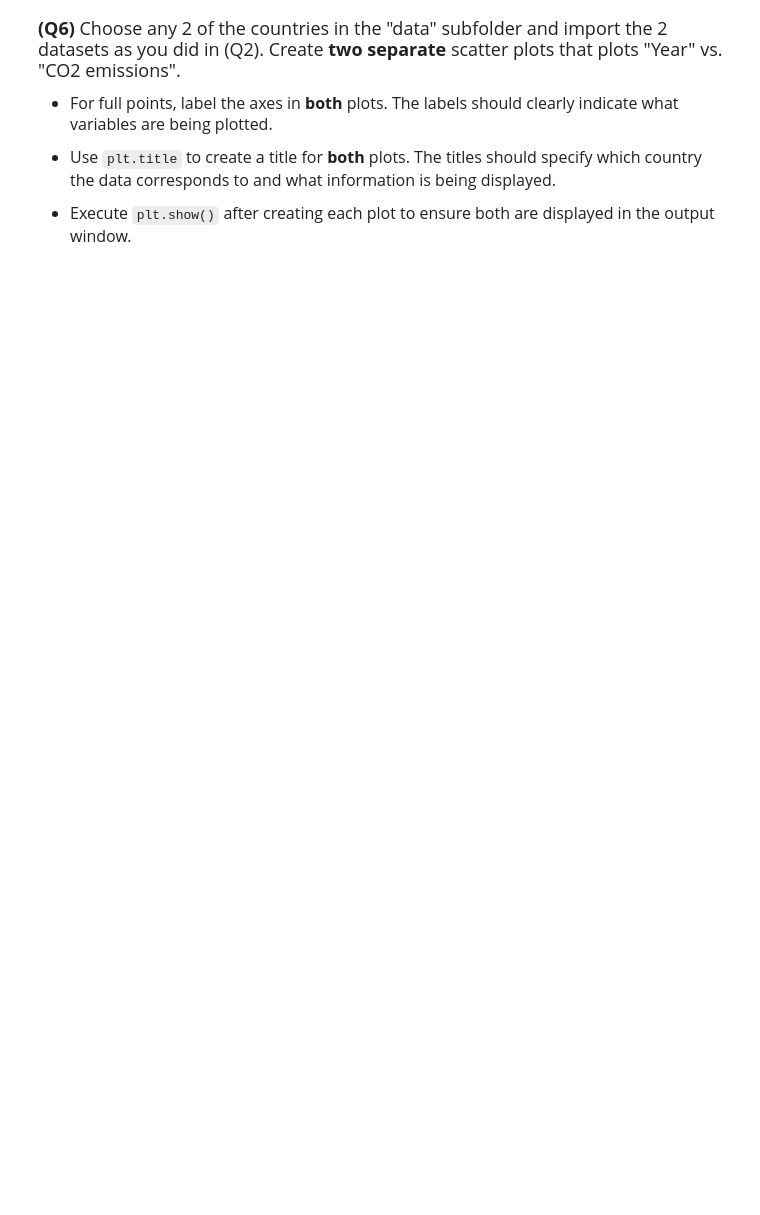
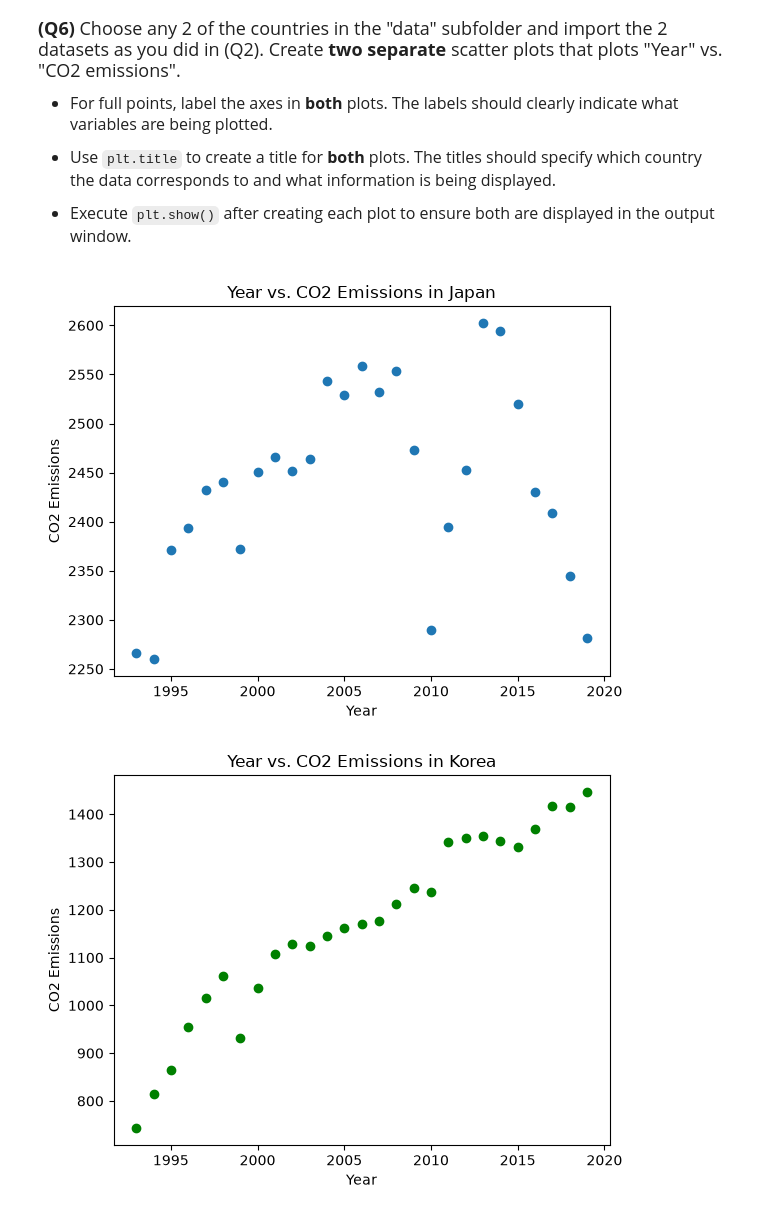
Before and after one commit to J-Kofsky/datasci185fall2026, a Jupyter notebook: _assignments/assignment_2/Assignment2.ipynb, the cells around one changed output. Drawn from its saved outputs; the diff is of its cells as text; code cells hidden in the pictures; blank space fills up the shorter version.

```diff
--- a/_assignments/assignment_2/Assignment2.ipynb
+++ b/_assignments/assignment_2/Assignment2.ipynb
@@ -121,0 +150,17 @@ us_emissions["CO2_emission"].describe()
+# %%
+# Write your answer
+japan_emissions = pd.read_csv('data/japan_emission.csv')
+korea_emissions = pd.read_csv('data/korea_emission.csv')
+plt.scatter(x=japan_emissions[columns[0]], y=japan_emissions[columns[2]])
+plt.title("Year vs. CO2 Emissions in Japan")
+plt.xlabel("Year")
+plt.ylabel("CO2 Emissions")
+plt.show()
+plt.scatter(x=korea_emissions[columns[0]], y=korea_emissions[columns[2]], color='green')
+plt.title("Year vs. CO2 Emissions in Korea")
+plt.xlabel("Year")
+plt.ylabel("CO2 Emissions")
+plt.show()
+# %% [output]
+[figure, added]
+[figure, added]
```
Also changed, not shown: parts of 6 cells of this notebook.
